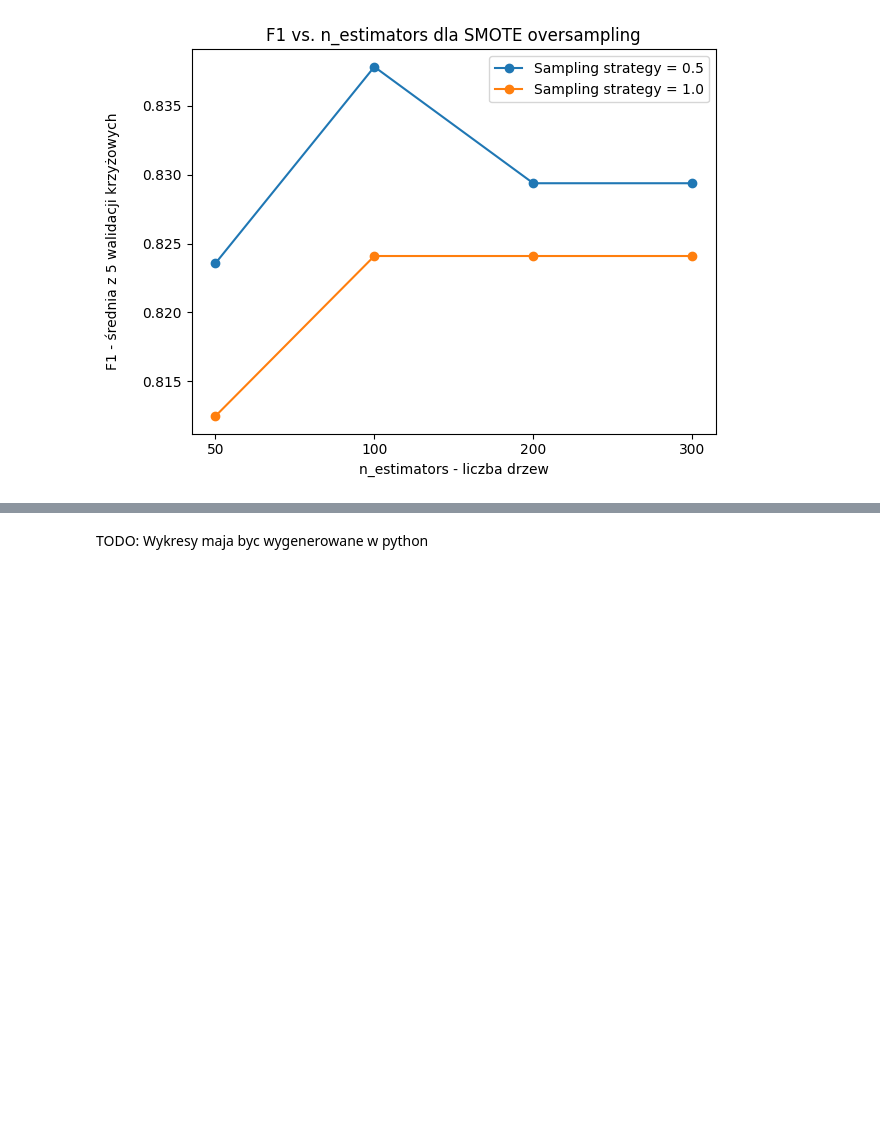
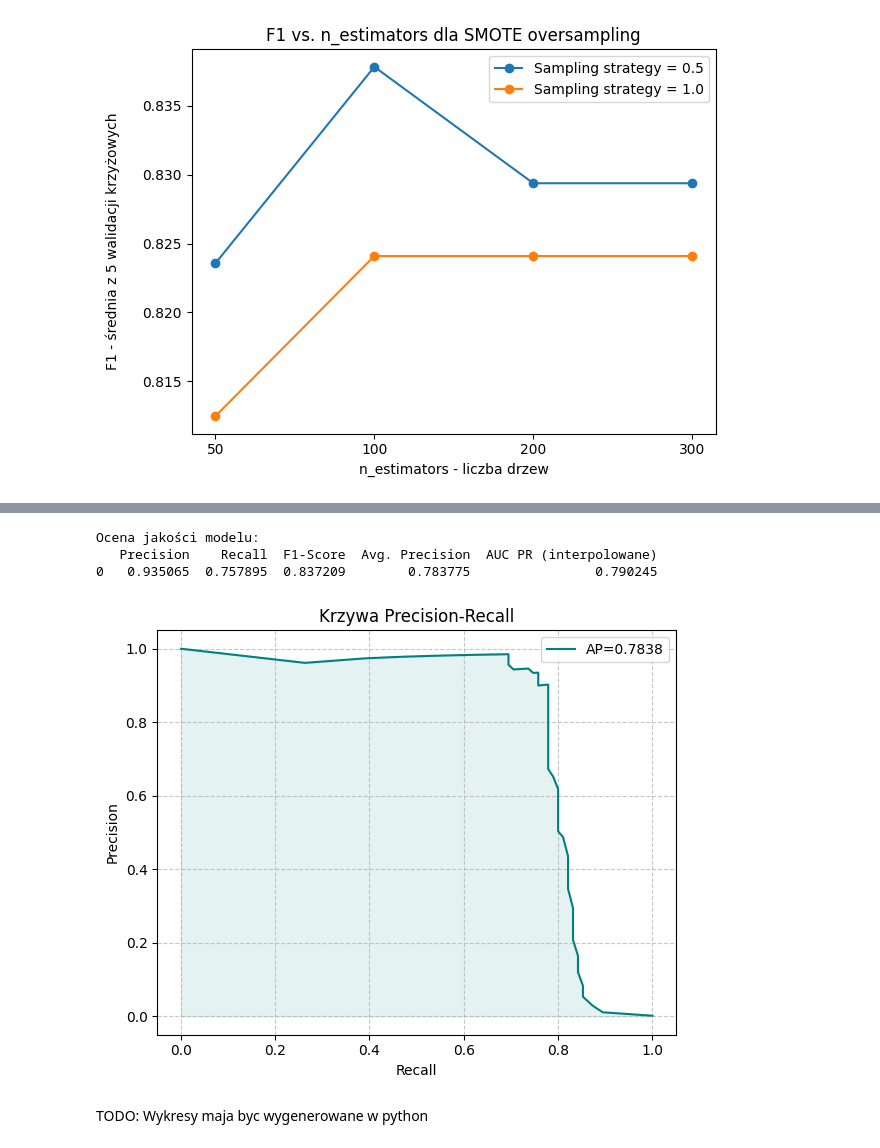
Before and after one commit to Sarnapa/Credit-Card-Fraud-Detection, a Jupyter notebook: Notebooks/CreditCardFraudDetection_AnomalyDetectionAnalysis.ipynb, the cells around one changed output, grey strips where cells are left out. Saved outputs shown, nothing was run; the diff lists cells and outputs as text; code cells hidden in the pictures; blank space fills up the shorter version.

```diff
--- a/Notebooks/CreditCardFraudDetection_AnomalyDetectionAnalysis.ipynb
+++ b/Notebooks/CreditCardFraudDetection_AnomalyDetectionAnalysis.ipynb
@@ -920,14 +1070,42 @@ wynika, że najlepsz
-# %%
-
-best_params = {
-    "random_state": SEED,
-    "n_jobs": -1,
-    "n_estimators": 100,
-    "max_features": "sqrt",
-    "class_weight": None,
-}
-
-
-train_full(train_df, test_df,best_params,build_random_forest_model,  "random_forest", SamplingMethod.OVER, sampling_strategy=1.0)
+# %%
+import joblib
+
+best_params = {
+    "random_state": SEED,
+    "n_jobs": -1,
+    "n_estimators": 100,
+    "max_features": "sqrt",
+    "class_weight": None,
+}
+
+
+model = train_model(train_df, test_df,best_params,build_random_forest_model,  "random_forest", SamplingMethod.OVER, sampling_strategy=0.5)
+
+x_test = test_df.drop(columns=["Class"])
+y_test = test_df["Class"]
+
+if QUICK_MODE:
+  results_quick = evaluate_model(model, x_test, y_test, plot_title="Krzywa Precision-Recall - quckrun")
+
+  # Pełen model wytrenowany lokalnie z tymi samymi parametram
+  full_model = joblib.load("Results/RandomForestClassifier.joblib")
+  results = evaluate_model(full_model, x_test, y_test, plot_title="Krzywa Precision-Recall - pełny zbiór danych")
+
+  results_df = pd.DataFrame({
+      "Precision": [results_quick[0],results[0]],
+      "Recall": [results_quick[1],results[1]],
+      "F1-Score": [results_quick[2],results[2]],
+      "Avg. Precision": [results_quick[3],results[3]],
+      "AUC PR (interpolowane)": [results_quick[4],results[4]],
+      "Tryb": ["quickrun", "full"]
+  })
+
+else:
+    evaluate_model(model, x_test, y_test)
+# %% [output]
+Ocena jakości modelu:
+   Precision    Recall  F1-Score  Avg. Precision  AUC PR (interpolowane)
+0   0.935065  0.757895  0.837209        0.783775                0.790245
+[figure, added]
 # %% [markdown]
 TODO: Wykresy maja byc wygenerowane w python
```
Also changed, not shown: parts of 31 cells of this notebook.
